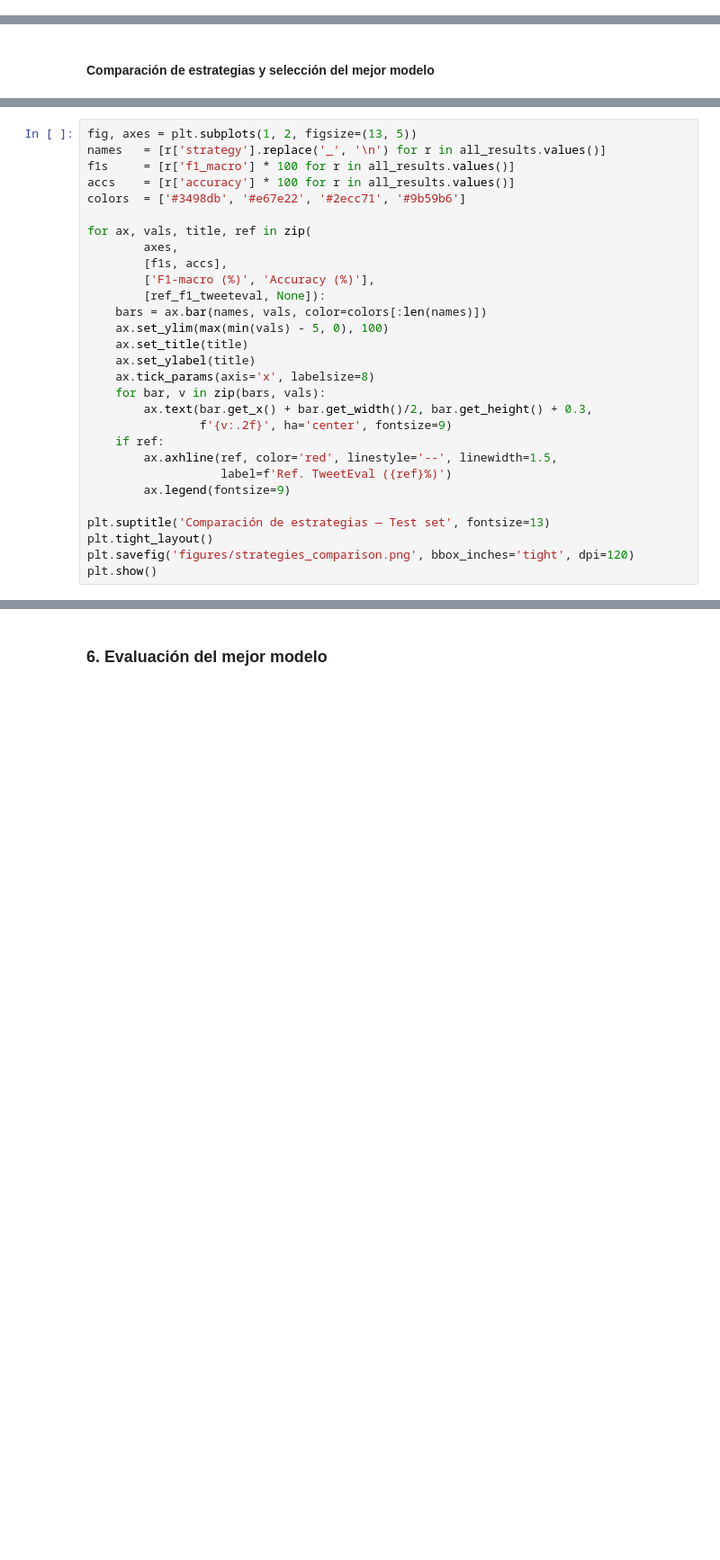
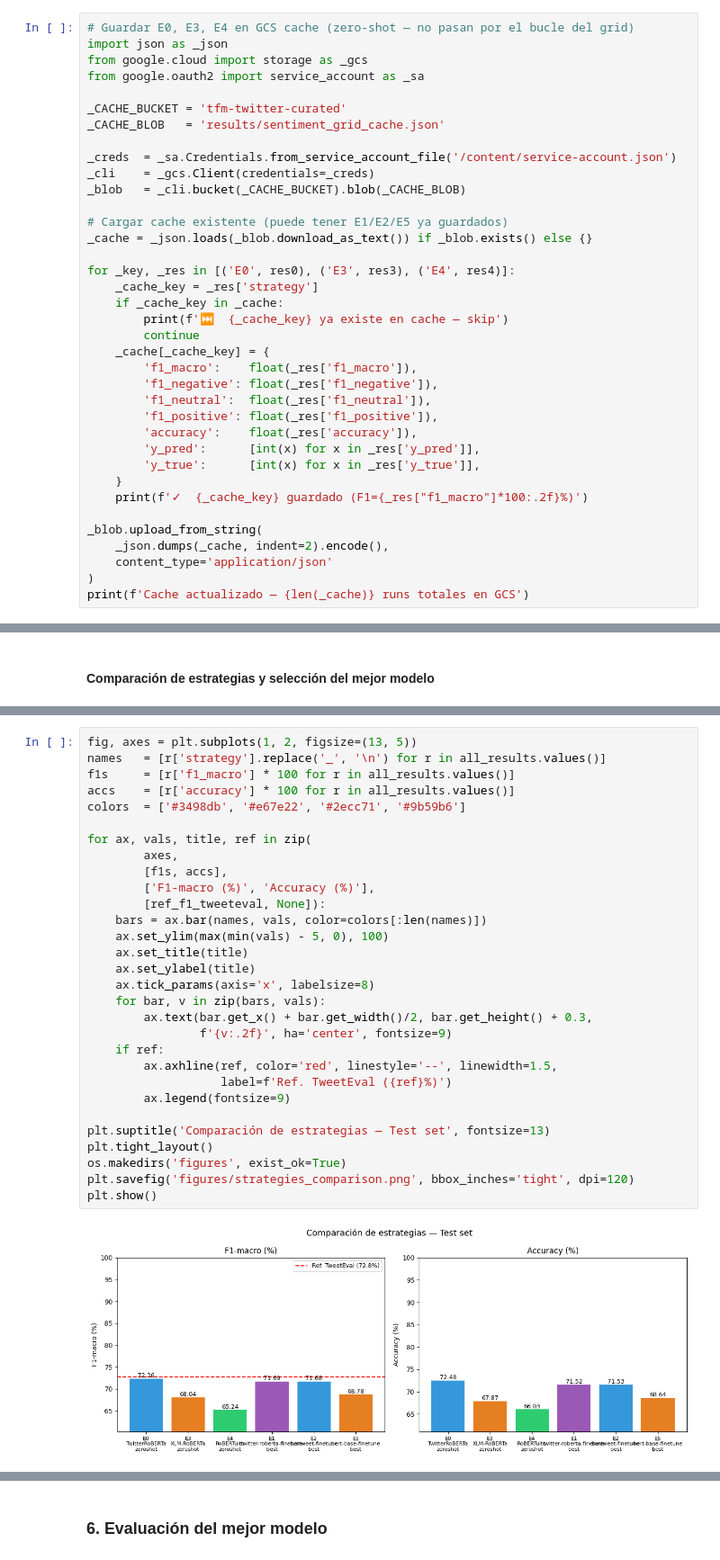
Before and after one commit to jimenami/TFM, a Jupyter notebook: notebooks/02_sentiment_tweeteval.ipynb, the cells around one changed output, grey strips where cells are left out. Shown at 90% size. Saved outputs shown, nothing was run; the diff lists cells and outputs as text; blank space fills up the shorter version.

```diff
--- a/notebooks/02_sentiment_tweeteval.ipynb
+++ b/notebooks/02_sentiment_tweeteval.ipynb
@@ -547,0 +600,37 @@ Se reporta F1-Macro medio ± std. La mejor configuración se re-entrena para obt
+# %%
+# Guardar E0, E3, E4 en GCS cache (zero-shot — no pasan por el bucle del grid)
+import json as _json
+from google.cloud import storage as _gcs
+from google.oauth2 import service_account as _sa
+
+_CACHE_BUCKET = 'tfm-twitter-curated'
+_CACHE_BLOB   = 'results/sentiment_grid_cache.json'
+
+_creds  = _sa.Credentials.from_service_account_file('/content/service-account.json')
+_cli    = _gcs.Client(credentials=_creds)
+_blob   = _cli.bucket(_CACHE_BUCKET).blob(_CACHE_BLOB)
+
+# Cargar cache existente (puede tener E1/E2/E5 ya guardados)
+_cache = _json.loads(_blob.download_as_text()) if _blob.exists() else {}
+
+for _key, _res in [('E0', res0), ('E3', res3), ('E4', res4)]:
+    _cache_key = _res['strategy']
+    if _cache_key in _cache:
+        print(f'⏭  {_cache_key} ya existe en cache — skip')
+        continue
+    _cache[_cache_key] = {
+        'f1_macro':    float(_res['f1_macro']),
+        'f1_negative': float(_res['f1_negative']),
+        'f1_neutral':  float(_res['f1_neutral']),
+        'f1_positive': float(_res['f1_positive']),
+        'accuracy':    float(_res['accuracy']),
+        'y_pred':      [int(x) for x in _res['y_pred']],
+        'y_true':      [int(x) for x in _res['y_true']],
+    }
+    print(f'✓  {_cache_key} guardado (F1={_res["f1_macro"]*100:.2f}%)')
+
+_blob.upload_from_string(
+    _json.dumps(_cache, indent=2).encode(),
+    content_type='application/json'
+)
+print(f'Cache actualizado — {len(_cache)} runs totales en GCS')
@@ -747,32 +883,35 @@ print(df_results.to_latex(index=False, caption='Resultados fine-tuning sentimien
 # %%
 fig, axes = plt.subplots(1, 2, figsize=(13, 5))
 names   = [r['strategy'].replace('_', '\n') for r in all_results.values()]
 f1s     = [r['f1_macro'] * 100 for r in all_results.values()]
 accs    = [r['accuracy'] * 100 for r in all_results.values()]
 colors  = ['#3498db', '#e67e22', '#2ecc71', '#9b59b6']
 
 for ax, vals, title, ref in zip(
         axes,
         [f1s, accs],
         ['F1-macro (%)', 'Accuracy (%)'],
         [ref_f1_tweeteval, None]):
     bars = ax.bar(names, vals, color=colors[:len(names)])
     ax.set_ylim(max(min(vals) - 5, 0), 100)
     ax.set_title(title)
     ax.set_ylabel(title)
     ax.tick_params(axis='x', labelsize=8)
     for bar, v in zip(bars, vals):
         ax.text(bar.get_x() + bar.get_width()/2, bar.get_height() + 0.3,
                 f'{v:.2f}', ha='center', fontsize=9)
     if ref:
         ax.axhline(ref, color='red', linestyle='--', linewidth=1.5,
                    label=f'Ref. TweetEval ({ref}%)')
         ax.legend(fontsize=9)
 
 plt.suptitle('Comparación de estrategias — Test set', fontsize=13)
 plt.tight_layout()
+os.makedirs('figures', exist_ok=True)
 plt.savefig('figures/strategies_comparison.png', bbox_inches='tight', dpi=120)
 plt.show()
+# %% [output]
+[figure, added]
 # %%
 fig, axes = plt.subplots(1, len(all_results), figsize=(5 * len(all_results), 5))
 if len(all_results) == 1:
```
Also changed, not shown: parts of 43 cells of this notebook, 13 other files.
